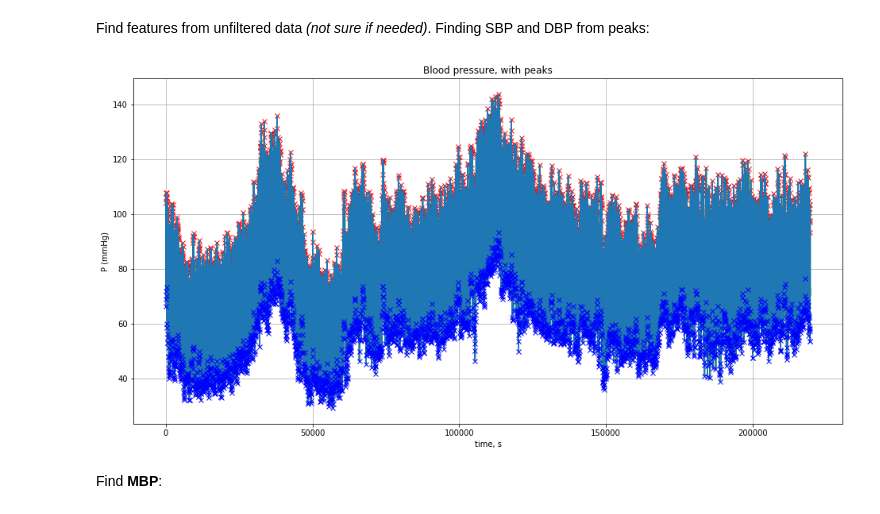
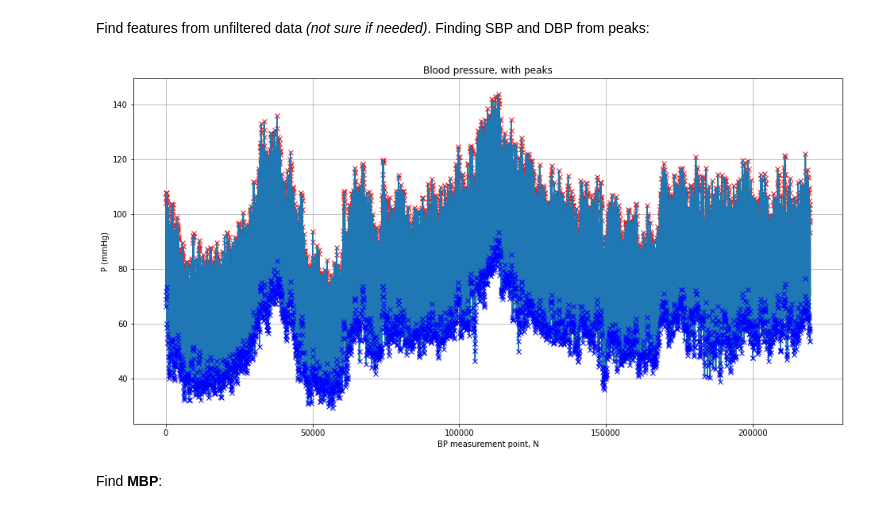
Before and after one commit to Double-Bonus/BP-estimation, a Jupyter notebook: bloodEstimate.ipynb, the cells around one changed output. Cells and saved outputs as stored; diff of their text form; code cells hidden in the pictures.

Commit message:
fix: correct graph label

```diff
--- a/bloodEstimate.ipynb
+++ b/bloodEstimate.ipynb
@@ -65,19 +65,19 @@ Find features from unfiltered data *(not sure if needed)*. Finding SBP and DBP f
 # %%
 plt.figure()
 locSBP, _ = find_peaks(bp, distance=50)
 plt.plot(bp, "g")
 plt.plot(locSBP, bp[locSBP], "rx")
 
 locDBP, _ = find_peaks(-bp, distance=50)
 plt.plot(bp)
 plt.plot(locDBP, bp[locDBP], "bx")
 plt.title('Blood pressure, with peaks')
 plt.ylabel('P (mmHg)')
-plt.xlabel('time, s')
+plt.xlabel('BP measurement point, N')
 plt.grid()
 plt.show()
 # %% [output]
-[figure, old version]
+[figure, new version]
 # %% [markdown]
 Find **MBP**:
 # %%
```
Also changed, not shown: parts of 1 cell of this notebook.
